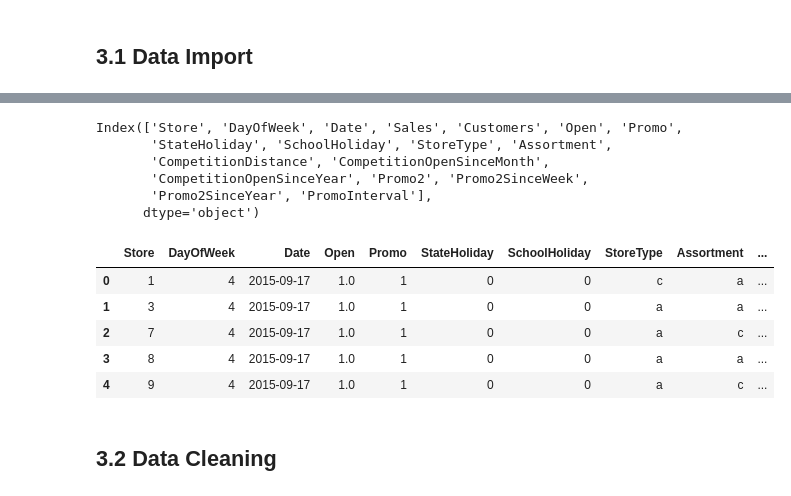
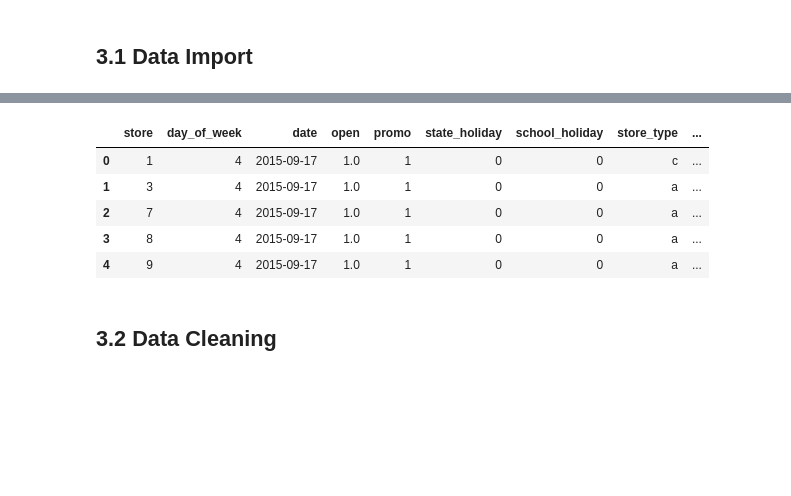
Before and after one commit to lucasstelm/rossman_sales, a Jupyter notebook: notebooks/rossman_sales_prediction.ipynb, the cells around one changed output, grey strips where cells are left out. Cells and saved outputs as stored; diff of their text form; code cells hidden in the pictures; blank space fills up the shorter version.

Commit message:
Trained models

```diff
--- a/notebooks/rossman_sales_prediction.ipynb
+++ b/notebooks/rossman_sales_prediction.ipynb
@@ -126,3 +132,28 @@ def jupyter_settings():
     pd.set_option('display.expand_frame_repr', False)
 
     sns.set_theme()
+
+
+def column_names_to_snake_case(df):
+    df.columns = [inflection.underscore(c) for c in df.columns]
+    return df
+
+def cv_results_to_dataframe(cv_results, model_name):
+
+    scores = ['test_neg_mean_absolute_error', 'test_neg_mean_absolute_percentage_error', 'test_neg_root_mean_squared_error']
+
+    for score in scores:
+        MAE_mean = -np.round(cv_results['test_neg_mean_absolute_error'].mean(), 2)
+        MAE_std = np.round(cv_results['test_neg_mean_absolute_error'].std(), 2)
+
+        MAPE_mean = -np.round(cv_results['test_neg_mean_absolute_percentage_error'].mean(), 2)
+        MAPE_std = np.round(cv_results['test_neg_mean_absolute_percentage_error'].std(), 2)
+
+        RMSE_mean = -np.round(cv_results['test_neg_root_mean_squared_error'].mean(), 2)
+        RMSE_std = np.round(cv_results['test_neg_root_mean_squared_error'].std(), 2)
+
+        return pd.DataFrame( {'Model Name': model_name,
+                            'MAE CV': MAE_mean.astype( str ) + ' +/- ' + MAE_std .astype( str ),
+                            'MAPE CV': MAPE_mean.astype( str ) + ' +/- ' + MAPE_std.astype( str ),
+                            'RMSE CV': RMSE_mean.astype( str ) + ' +/- ' + RMSE_std.astype( str )
+                            }, index=[0])
@@ -215,25 +245,17 @@ Number of columns: 18
-# %%
-df.columns
-# %% [output]
-Index(['Store', 'DayOfWeek', 'Date', 'Sales', 'Customers', 'Open', 'Promo',
-       'StateHoliday', 'SchoolHoliday', 'StoreType', 'Assortment',
-       'CompetitionDistance', 'CompetitionOpenSinceMonth',
-       'CompetitionOpenSinceYear', 'Promo2', 'Promo2SinceWeek',
-       'Promo2SinceYear', 'PromoInterval'],
-      dtype='object')
 # %%
 df_sales_test = pd.read_csv('/Users/lucasstelmastchuk/Documents/repos/rossman_sales/data/test.csv', low_memory=False)
 df_raw_test = pd.merge(df_sales_test, df_store_raw, how='left', on='Store')
-X_test = df_raw_test.drop(['Id'], axis=1).copy()
-X_test['Date'] = pd.to_datetime(X_test['Date'])
+column_names_to_snake_case(df_raw_test)
+X_test = df_raw_test.drop(['id'], axis=1).copy()
+X_test['date'] = pd.to_datetime(X_test['date'])
 X_test.head()
 # %% [output]
-|  | Store | DayOfWeek | Date | Open | Promo | StateHoliday | SchoolHoliday | StoreType | Assortment | ... |
-| 0 | 1 | 4 | 2015-09-17 | 1.0 | 1 | 0 | 0 | c | a | ... |
-| 1 | 3 | 4 | 2015-09-17 | 1.0 | 1 | 0 | 0 | a | a | ... |
-| 2 | 7 | 4 | 2015-09-17 | 1.0 | 1 | 0 | 0 | a | c | ... |
-| 3 | 8 | 4 | 2015-09-17 | 1.0 | 1 | 0 | 0 | a | a | ... |
-| 4 | 9 | 4 | 2015-09-17 | 1.0 | 1 | 0 | 0 | a | c | ... |
+|  | store | day_of_week | date | open | promo | state_holiday | school_holiday | store_type | ... |
+| 0 | 1 | 4 | 2015-09-17 | 1.0 | 1 | 0 | 0 | c | ... |
+| 1 | 3 | 4 | 2015-09-17 | 1.0 | 1 | 0 | 0 | a | ... |
+| 2 | 7 | 4 | 2015-09-17 | 1.0 | 1 | 0 | 0 | a | ... |
+| 3 | 8 | 4 | 2015-09-17 | 1.0 | 1 | 0 | 0 | a | ... |
+| 4 | 9 | 4 | 2015-09-17 | 1.0 | 1 | 0 | 0 | a | ... |
 # %% [markdown]
 ## 3.2 Data Cleaning
 # %%
```
Also changed, not shown: parts of 36 cells of this notebook.
